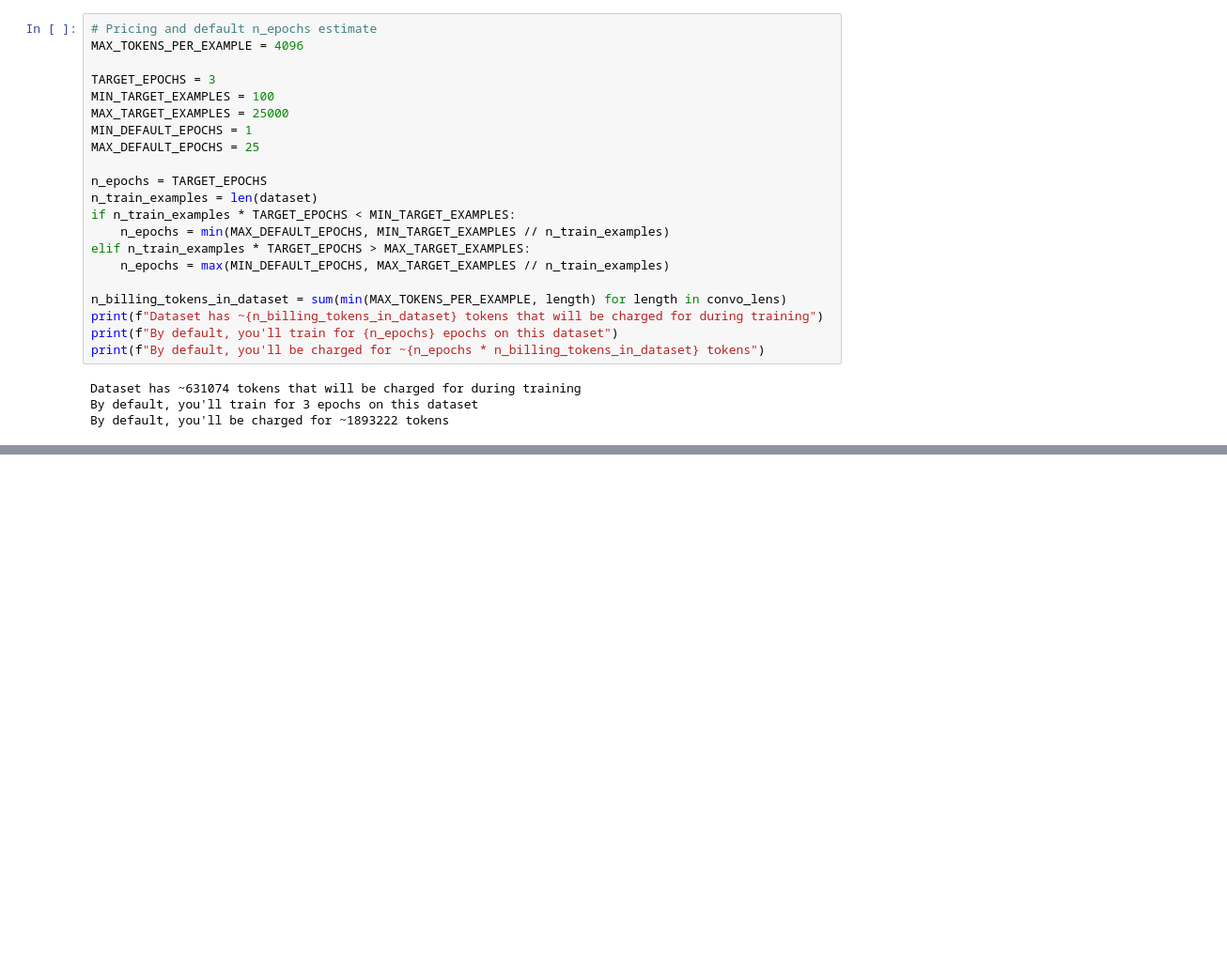
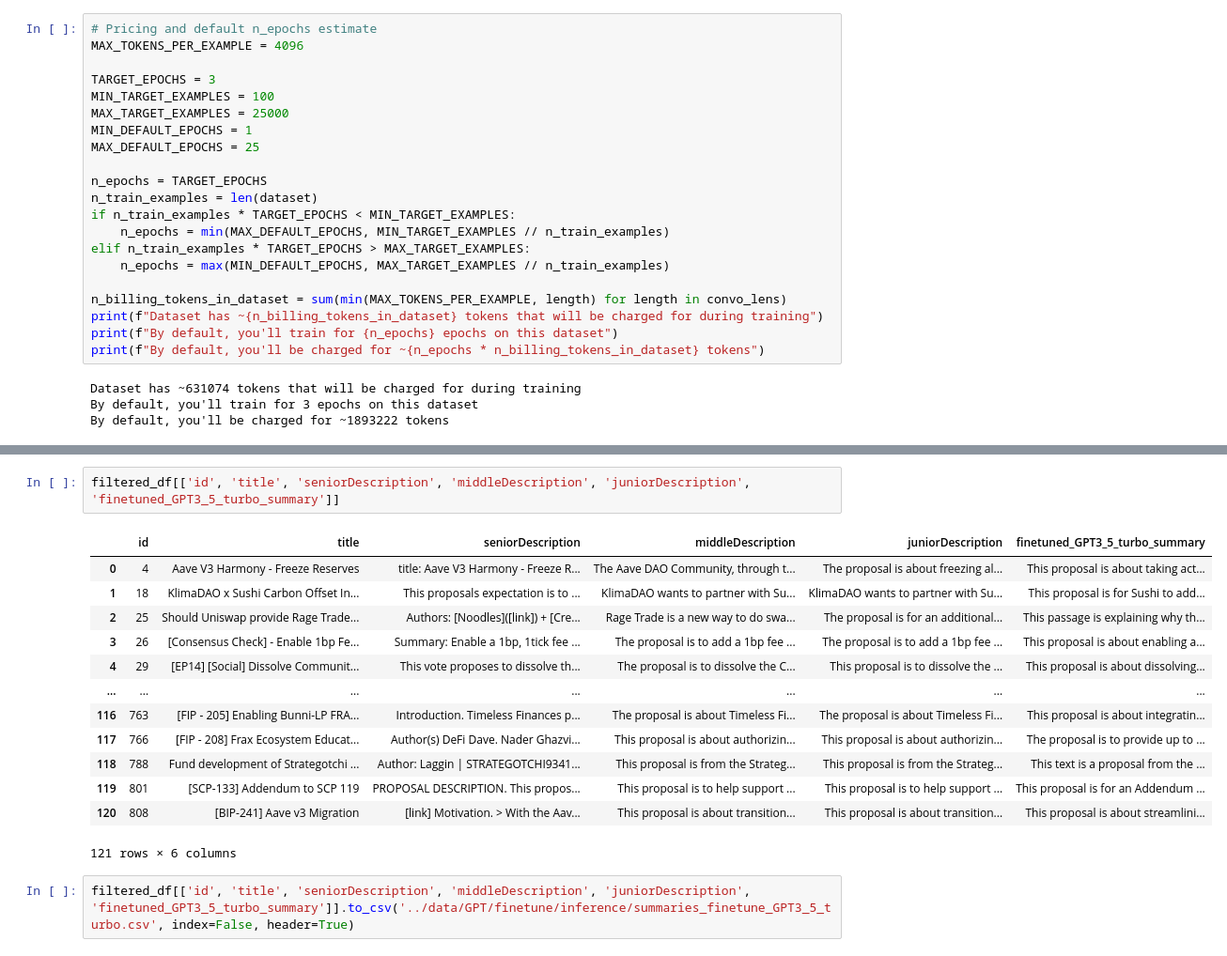
Before and after one commit to gladwel/DIP, a Jupyter notebook: notebooks/GPT_processing.ipynb, the cells around one changed output, grey strips where cells are left out. Shown at 94% size. Drawn from its saved outputs; the diff is of its cells as text; blank space fills up the shorter version.

```diff
--- a/notebooks/GPT_processing.ipynb
+++ b/notebooks/GPT_processing.ipynb
@@ -801,0 +740,18 @@ print(f'Time: {time.time() - start}')
+# %%
+filtered_df[['id', 'title', 'seniorDescription', 'middleDescription', 'juniorDescription', 'finetuned_GPT3_5_turbo_summary']]
+# %% [output]
+|  | id | title | seniorDescription | middleDescription | juniorDescription | finetuned_GPT3_5_turbo_summary |
+| 0 | 4 | Aave V3 Harmony - Freeze Reserves | title: Aave V3 Harmony - Freeze R... | The Aave DAO Community, through t... | The proposal is about freezing al... | This proposal is about taking act... |
+| 1 | 18 | KlimaDAO x Sushi Carbon Offset In... | This proposals expectation is to ... | KlimaDAO wants to partner with Su... | KlimaDAO wants to partner with Su... | This proposal is for Sushi to add... |
+| 2 | 25 | Should Uniswap provide Rage Trade... | Authors: [Noodles]([link]) + [Cre... | Rage Trade is a new way to do swa... | The proposal is for an additional... | This passage is explaining why th... |
+| 3 | 26 | [Consensus Check] - Enable 1bp Fe... | Summary: Enable a 1bp, 1tick fee ... | The proposal is to add a 1bp fee ... | The proposal is to add a 1bp fee ... | This proposal is about enabling a... |
+| 4 | 29 | [EP14] [Social] Dissolve Communit... | This vote proposes to dissolve th... | The proposal is to dissolve the C... | This proposal is to dissolve the ... | This proposal is about dissolving... |
+| ... | ... | ... | ... | ... | ... | ... |
+| 116 | 763 | [FIP - 205] Enabling Bunni-LP FRA... | Introduction. Timeless Finances p... | The proposal is about Timeless Fi... | The proposal is about Timeless Fi... | This proposal is about integratin... |
+| 117 | 766 | [FIP - 208] Frax Ecosystem Educat... | Author(s) DeFi Dave. Nader Ghazvi... | This proposal is about authorizin... | This proposal is about authorizin... | The proposal is to provide up to ... |
+| 118 | 788 | Fund development of Strategotchi ... | Author: Laggin | STRATEGOTCHI9341... | This proposal is from the Strateg... | This proposal is from the Strateg... | This text is a proposal from the ... |
+| 119 | 801 | [SCP-133] Addendum to SCP 119 | PROPOSAL DESCRIPTION. This propos... | This proposal is to help support ... | This proposal is to help support ... | This proposal is for an Addendum ... |
+| 120 | 808 | [BIP-241] Aave v3 Migration | [link] Motivation. > With the Aav... | This proposal is about transition... | This proposal is about transition... | This proposal is about streamlini... |
+121 rows × 6 columns
+# %%
+filtered_df[['id', 'title', 'seniorDescription', 'middleDescription', 'juniorDescription', 'finetuned_GPT3_5_turbo_summary']].to_csv('../data/GPT/finetune/inference/summaries_finetune_GPT3_5_turbo.csv', index=False, header=True)
```
Also changed, not shown: parts of 65 cells of this notebook.
